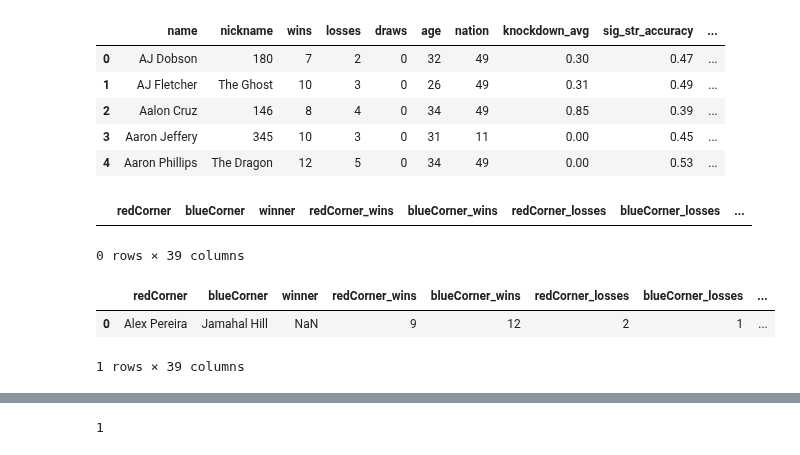
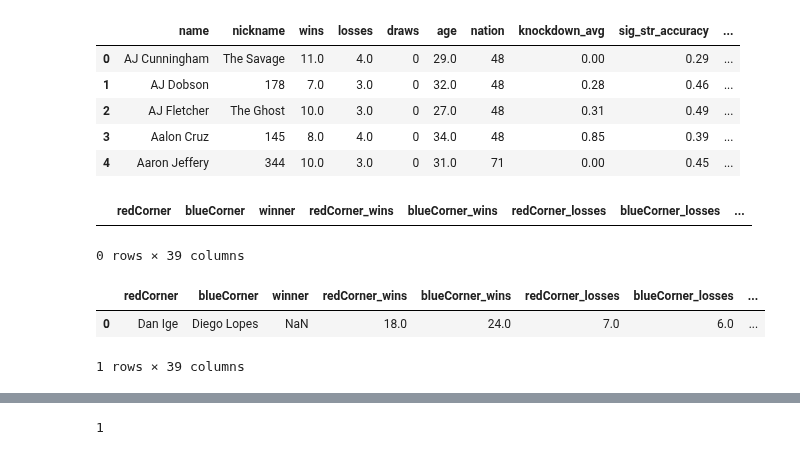
Before and after one commit to maxbraith/UFCModel, a Jupyter notebook: UFCModelGit/Model/customInputData.ipynb, the cells around one changed output, grey strips where cells are left out. Saved outputs shown, nothing was run; the diff lists cells and outputs as text; code cells hidden in the pictures.

```diff
--- a/UFCModelGit/Model/customInputData.ipynb
+++ b/UFCModelGit/Model/customInputData.ipynb
@@ -2,15 +2,15 @@
 import pandas as pd
 import numpy as np
 # %%
-dfCareer = pd.read_csv('careerDataFormatTest.csv')
+dfCareer = pd.read_csv('careerDataFormatTest2024-06-27.csv')
 dfCareer.head()
 # %% [output]
 |  | name | nickname | wins | losses | draws | age | nation | knockdown_avg | sig_str_accuracy | ... |
-| 0 | AJ Dobson | 180 | 7 | 2 | 0 | 32 | 49 | 0.30 | 0.47 | ... |
-| 1 | AJ Fletcher | The Ghost | 10 | 3 | 0 | 26 | 49 | 0.31 | 0.49 | ... |
-| 2 | Aalon Cruz | 146 | 8 | 4 | 0 | 34 | 49 | 0.85 | 0.39 | ... |
-| 3 | Aaron Jeffery | 345 | 10 | 3 | 0 | 31 | 11 | 0.00 | 0.45 | ... |
-| 4 | Aaron Phillips | The Dragon | 12 | 5 | 0 | 34 | 49 | 0.00 | 0.53 | ... |
+| 0 | AJ Cunningham | The Savage | 11.0 | 4.0 | 0 | 29.0 | 48 | 0.00 | 0.29 | ... |
+| 1 | AJ Dobson | 178 | 7.0 | 3.0 | 0 | 32.0 | 48 | 0.28 | 0.46 | ... |
+| 2 | AJ Fletcher | The Ghost | 10.0 | 3.0 | 0 | 27.0 | 48 | 0.31 | 0.49 | ... |
+| 3 | Aalon Cruz | 145 | 8.0 | 4.0 | 0 | 34.0 | 48 | 0.85 | 0.39 | ... |
+| 4 | Aaron Jeffery | 344 | 10.0 | 3.0 | 0 | 31.0 | 71 | 0.00 | 0.45 | ... |
 # %%
 #define column headers for new df
 column_headers = ['redCorner', 'blueCorner', 'winner', 'redCorner_wins', 'blueCorner_wins', 'redCorner_losses',
@@ -72,9 +72,9 @@ redCorner_sig_str_defense = np.nan
 blueCorner_sig_str_defense = np.nan
 redCorner_takedown_defense = np.nan
 blueCorner_takedown_defense = np.nan
-if 'Alex Pereira' in dfCareer['name'].values:
+if 'Dan Ige' in dfCareer['name'].values:
     try:
-        indexCareer = dfCareer.index[dfCareer['name'] == 'Alex Pereira'].tolist()[0]
+        indexCareer = dfCareer.index[dfCareer['name'] == 'Dan Ige'].tolist()[0]
         redCorner = dfCareer.at[indexCareer, 'name']
         redCorner_wins = dfCareer.at[indexCareer, 'wins']
         redCorner_losses = dfCareer.at[indexCareer, 'losses']
@@ -96,9 +96,9 @@ if 'Alex Pereira' in dfCareer['name'].values:
         redCorner_takedown_defense = dfCareer.at[indexCareer, 'takedown_defense']
     except:
         pass
-if 'Jamahal Hill' in dfCareer['name'].values:
+if 'Diego Lopes' in dfCareer['name'].values:
     try:
-        indexCareer = dfCareer.index[dfCareer['name'] == 'Jamahal Hill'].tolist()[0]
+        indexCareer = dfCareer.index[dfCareer['name'] == 'Diego Lopes'].tolist()[0]
         blueCorner = dfCareer.at[indexCareer, 'name']
         blueCorner_wins = dfCareer.at[indexCareer, 'wins']
         blueCorner_losses = dfCareer.at[indexCareer, 'losses']
@@ -166,7 +166,7 @@ dfCustom.loc[len(dfCustom)] = column_vals
 dfCustom.head()
 # %% [output]
 |  | redCorner | blueCorner | winner | redCorner_wins | blueCorner_wins | redCorner_losses | blueCorner_losses | ... |
-| 0 | Alex Pereira | Jamahal Hill | NaN | 9 | 12 | 2 | 1 | ... |
+| 0 | Dan Ige | Diego Lopes | NaN | 18.0 | 24.0 | 7.0 | 6.0 | ... |
 1 rows × 39 columns
 # %%
 print(dfCustom.iloc[0])
```
Also changed, not shown: parts of 1 cell of this notebook, 11 other files.
